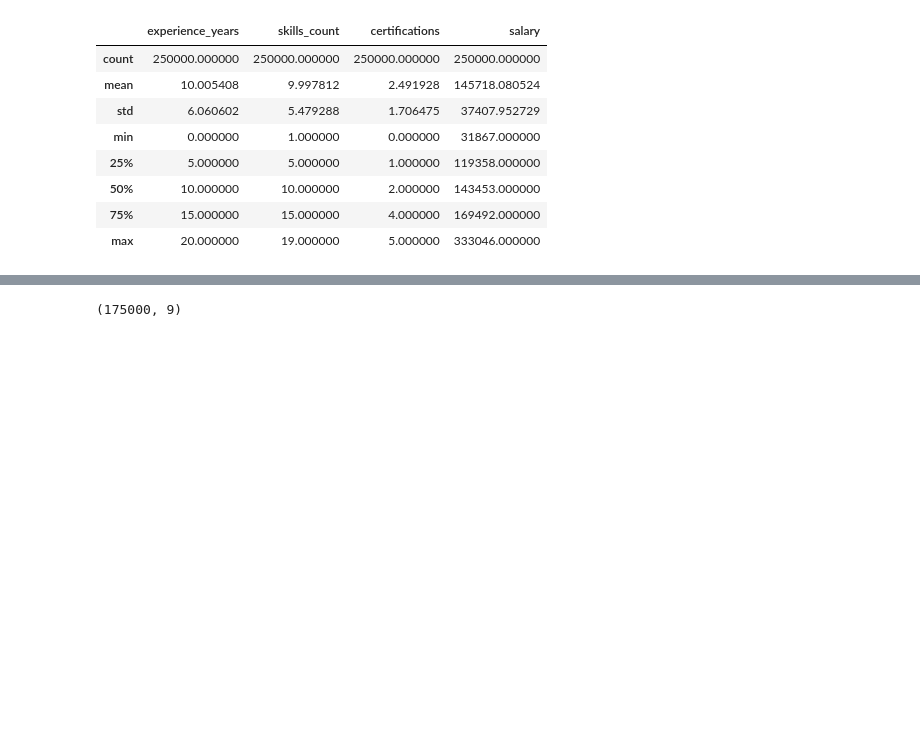
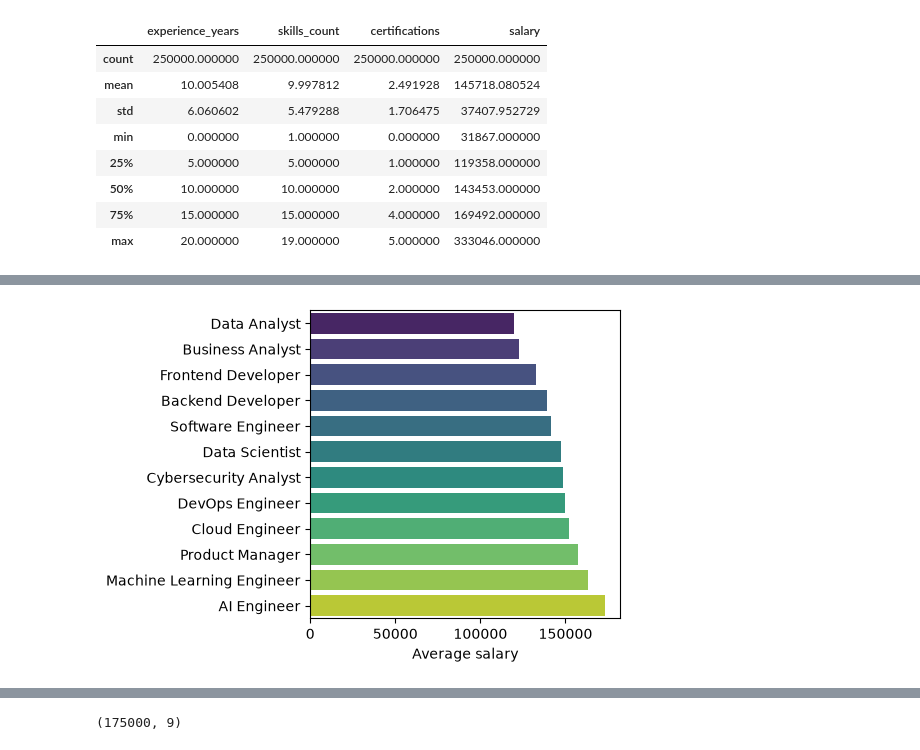
Before and after one commit to HimmatMagar/Job_Salary_Prediction, a Jupyter notebook: notebooks/research.ipynb, the cells around one changed output, grey strips where cells are left out. Drawn from its saved outputs; the diff is of its cells as text; code cells hidden in the pictures; blank space fills up the shorter version.

```diff
--- a/notebooks/research.ipynb
+++ b/notebooks/research.ipynb
@@ -117,0 +147,11 @@ array(['Hybrid', 'No', 'Yes'], dtype=object)
+# %%
+avg_salary = df.groupby("job_title")['salary'].mean().sort_values(ascending=True)
+
+fix, ax = plt.subplots(figsize=(4, 4))
+sns.barplot(x=avg_salary.values, y=avg_salary.index, ax=ax, palette="viridis")
+
+ax.set_xlabel("Average salary")
+ax.set_ylabel("")
+plt.show()
+# %% [output]
+[figure, added]
```
Also changed, not shown: parts of 26 cells of this notebook, 4 other files.
